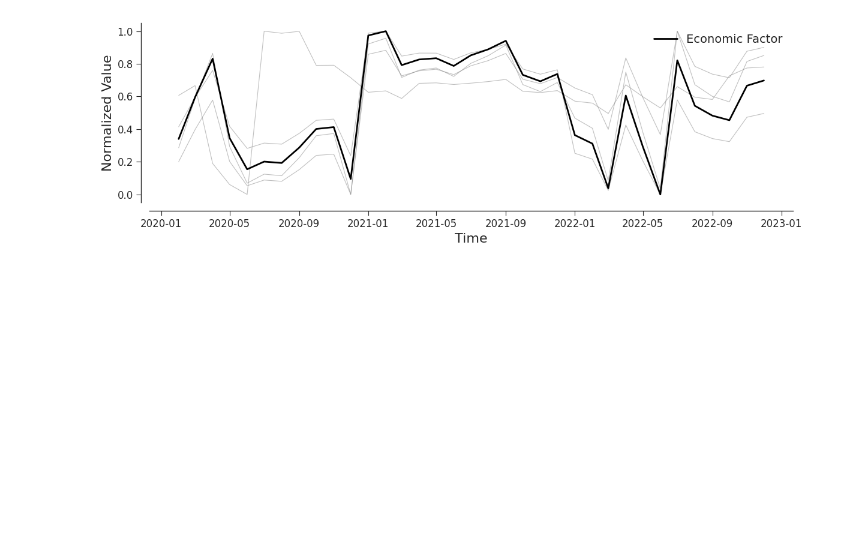
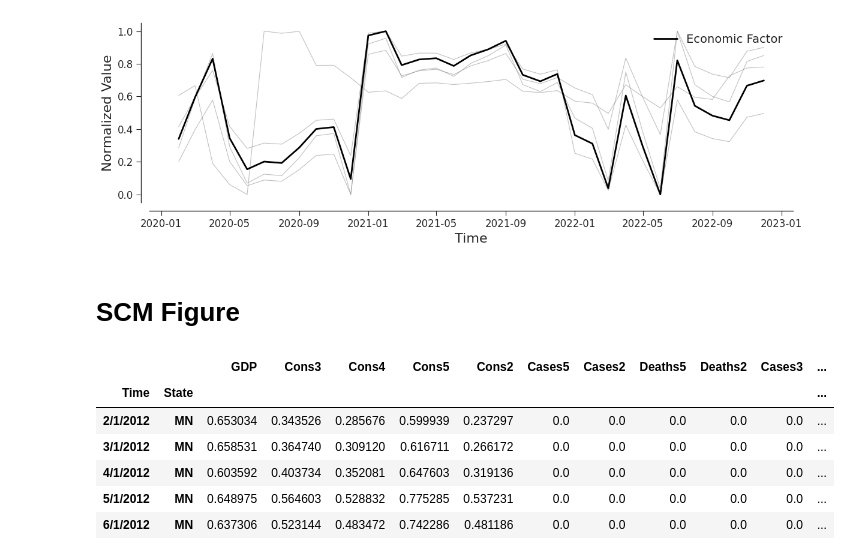
Before and after one commit to jvivian/DFMDash, a Jupyter notebook: reports/figures/figures.ipynb, the cells around one changed output. Cells and saved outputs as stored; diff of their text form; code cells hidden in the pictures; blank space fills up the shorter version.

```diff
--- a/reports/figures/figures.ipynb
+++ b/reports/figures/figures.ipynb
@@ -288,3 +290,39 @@ plt.tight_layout()
 plt.show()
 # %% [output]
 [figure]
+# %% [markdown]
+# SCM Figure
+# %%
+result_dir = Path("./results")
+factors_path = result_dir / "factors.csv"
+
+fdf = pd.read_csv(factors_path)
+cols_to_drop = [x for x in fdf.columns if "Time." in x]
+fdf = fdf.drop(columns=cols_to_drop)
+fdf.columns = [x.lstrip("Factor_") for x in fdf.columns]
+
+# Process Data
+dfs = []
+for subdir in result_dir.iterdir():
+    if not subdir.is_dir():
+        continue
+    state = pd.read_csv(subdir / "df.csv")
+    state["State"] = subdir.stem
+    dfs.append(state)
+df = pd.concat(dfs)
+df = df.set_index(["Time", "State"])
+columns = [x for x in fdf.columns if x not in df.columns]
+min_time = pd.to_datetime(fdf["Time"]).min()
+max_time = pd.to_datetime(fdf["Time"].max())
+states = sorted(fdf.State.unique())
+fdf = fdf[columns].set_index(["Time", "State"])
+df = df.join(fdf)
+df.head()
+# %% [output]
+|  |  | GDP | Cons3 | Cons4 | Cons5 | Cons2 | Cases5 | Cases2 | Deaths5 | Deaths2 | Cases3 | ... |
+| Time | State |  |  |  |  |  |  |  |  |  |  | ... |
+| 2/1/2012 | MN | 0.653034 | 0.343526 | 0.285676 | 0.599939 | 0.237297 | 0.0 | 0.0 | 0.0 | 0.0 | 0.0 | ... |
+| 3/1/2012 | MN | 0.658531 | 0.364740 | 0.309120 | 0.616711 | 0.266172 | 0.0 | 0.0 | 0.0 | 0.0 | 0.0 | ... |
+| 4/1/2012 | MN | 0.603592 | 0.403734 | 0.352081 | 0.647603 | 0.319136 | 0.0 | 0.0 | 0.0 | 0.0 | 0.0 | ... |
+| 5/1/2012 | MN | 0.648975 | 0.564603 | 0.528832 | 0.775285 | 0.537231 | 0.0 | 0.0 | 0.0 | 0.0 | 0.0 | ... |
+| 6/1/2012 | MN | 0.637306 | 0.523144 | 0.483472 | 0.742286 | 0.481186 | 0.0 | 0.0 | 0.0 | 0.0 | 0.0 | ... |
```
Also changed, not shown: parts of 9 cells of this notebook.
